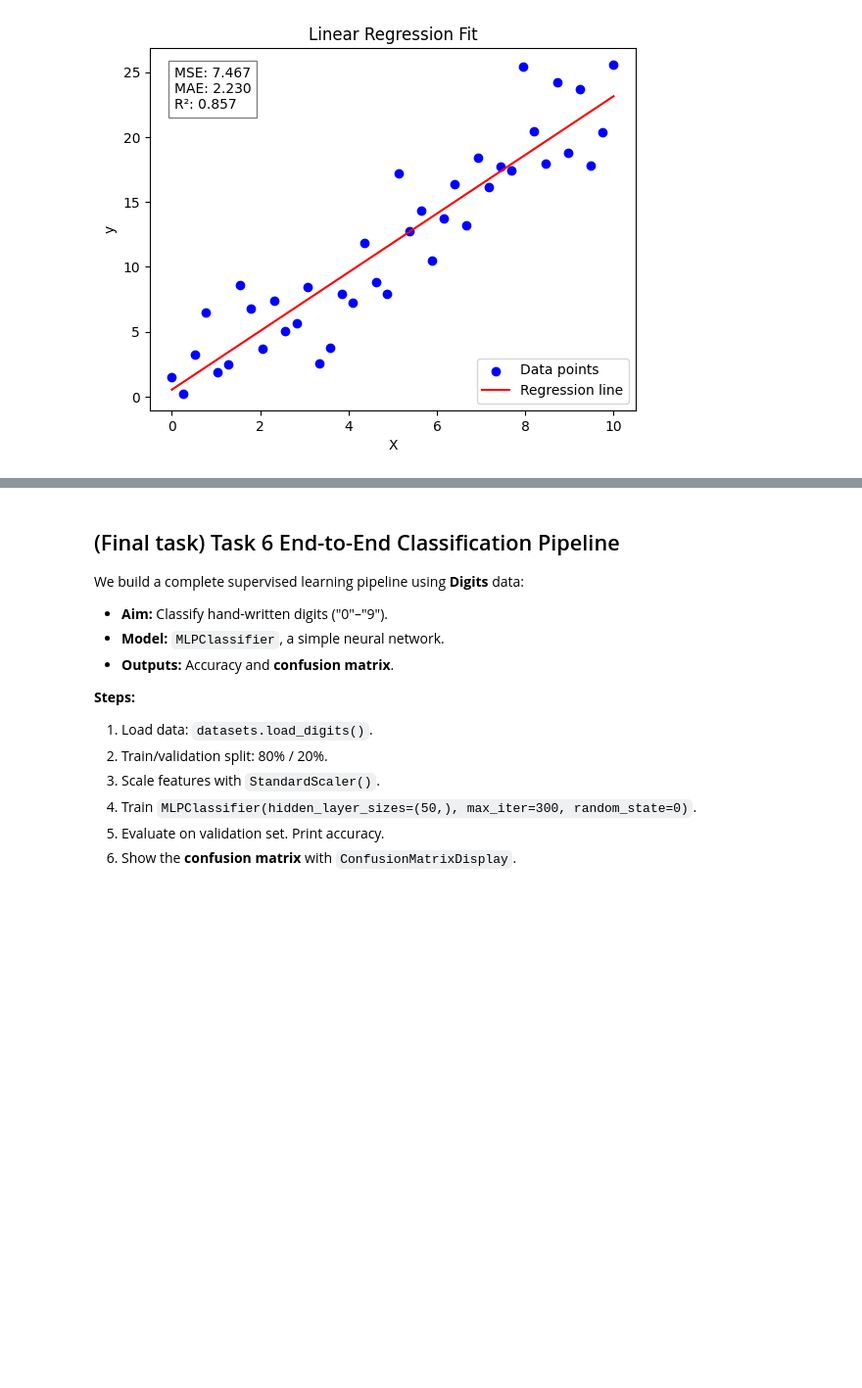
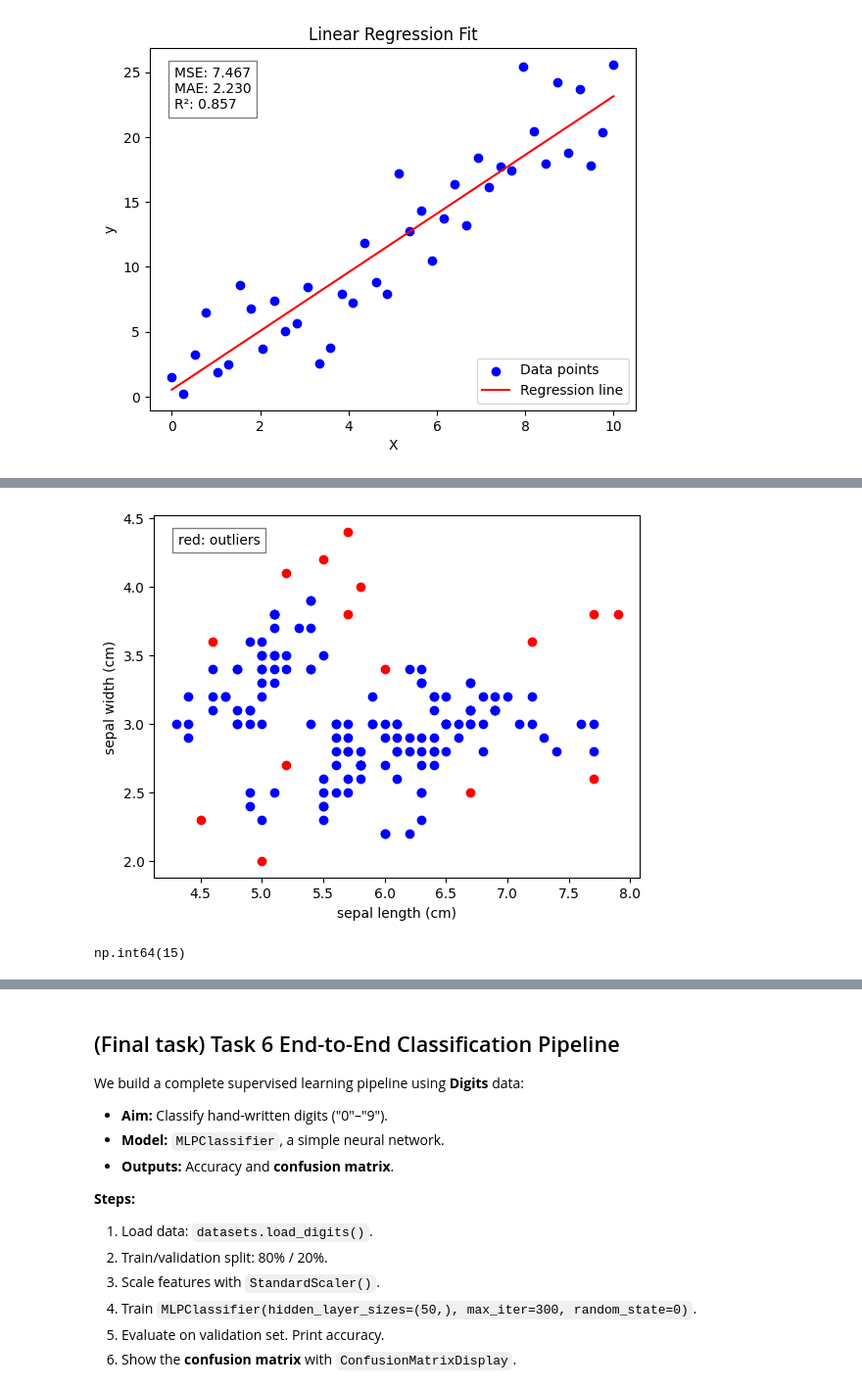
Before and after one commit to Arxcis/VE3451-KI-og-maskinl-ring, a Jupyter notebook: Assign2_Supervised_learning.ipynb, the cells around one changed output, grey strips where cells are left out. Shown: that part at 98% size. Drawn from its saved outputs; the diff is of its cells as text; code cells hidden in the pictures; blank space fills up the shorter version.

```diff
--- a/Assign2_Supervised_learning.ipynb
+++ b/Assign2_Supervised_learning.ipynb
@@ -411,0 +543,6 @@ Start with `k = 5`.
+# %%
+#  -> (your answer):
+task5(iris, treshold=10)
+# %% [output]
+[figure, added]
+np.int64(15)
```
Also changed, not shown: parts of 22 cells of this notebook, 1 other file.
